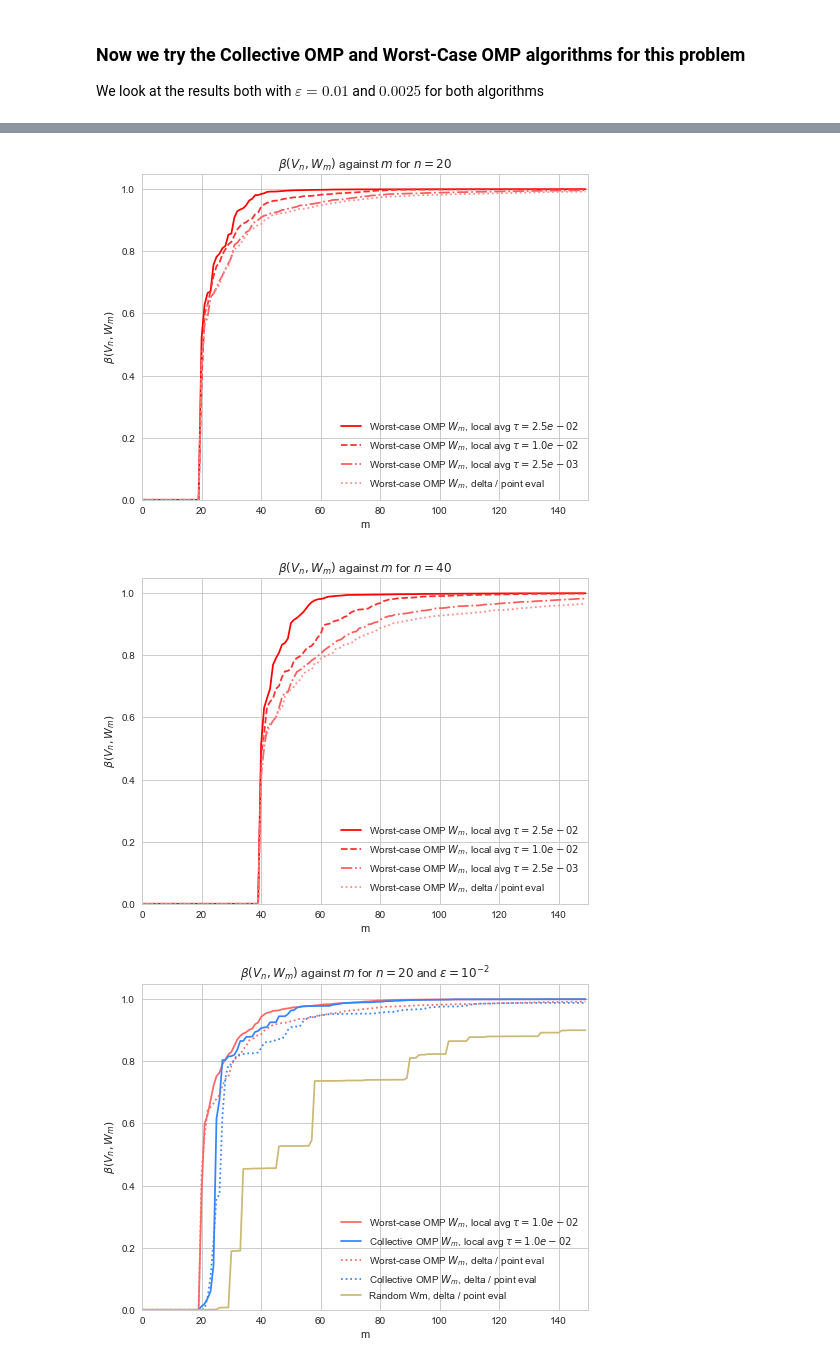
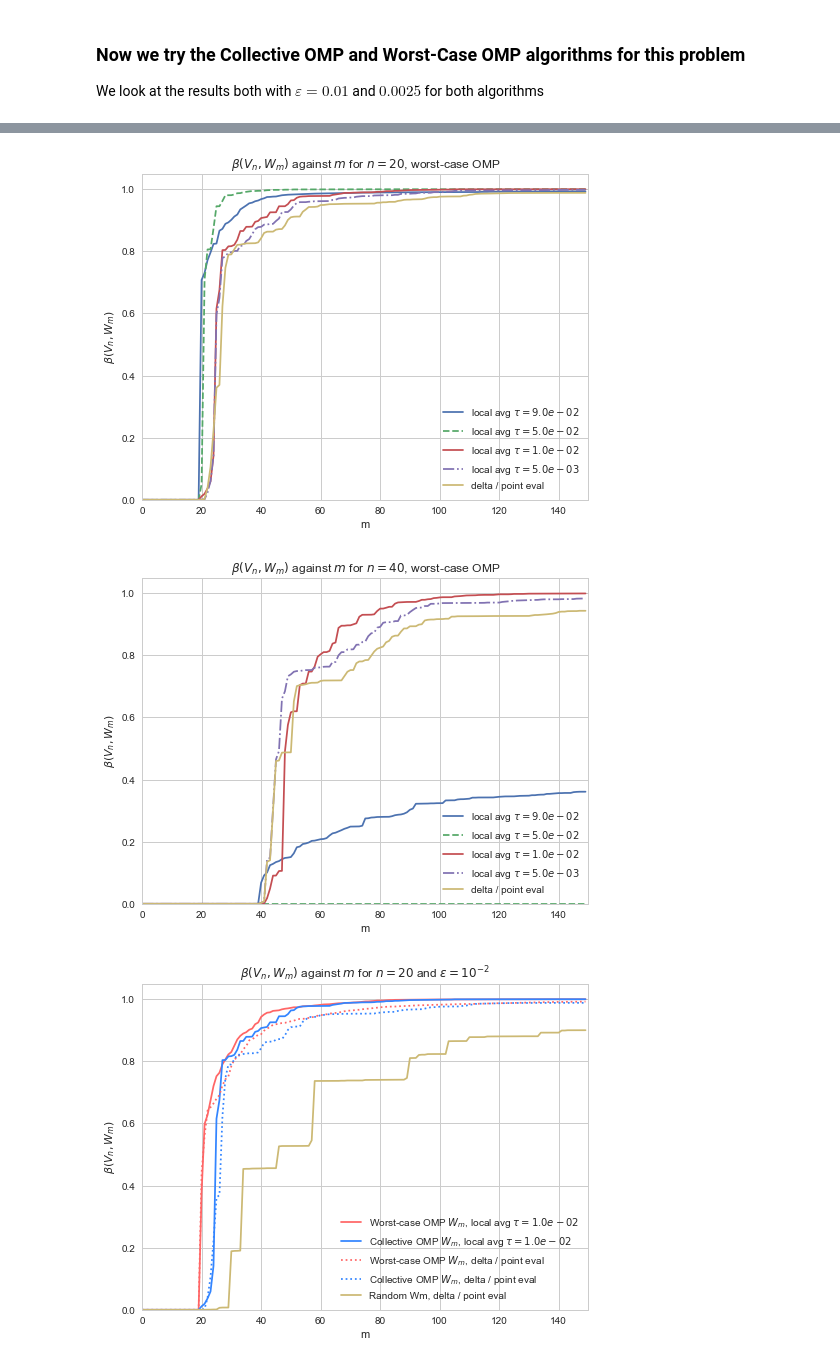
Before and after one commit to james-nichols/pyApproxTools, a Jupyter notebook: notebooks/omp/03_omp_local_avg.ipynb, the cells around one changed output, grey strips where cells are left out. Saved outputs shown, nothing was run; the diff lists cells and outputs as text; code cells hidden in the pictures.

```diff
--- a/notebooks/omp/03_omp_local_avg.ipynb
+++ b/notebooks/omp/03_omp_local_avg.ipynb
@@ -145,10 +121,14 @@ plt.show()
 We look at the results both with $\varepsilon=0.01$ and $0.0025$ for both algorithms
 # %%
 N = 1e3
-eps_1 = 0.025
-eps_2 = 0.01
-eps_3 = 0.0025
-dictionaries = [pat.make_unif_dictionary(N), pat.make_unif_avg_dictionary(N, eps_1),\
+
+eps_0 = 0.09
+eps_1 = 0.05
+eps_1 = 0.01
+eps_3 = 0.005
+
+dictionaries = [pat.make_unif_dictionary(N), pat.make_unif_avg_dictionary(N, eps_0),\
+                pat.make_unif_avg_dictionary(N, eps_1),\
                 pat.make_unif_avg_dictionary(N, eps_2), pat.make_unif_avg_dictionary(N, eps_3)]
 
 ns = [20,40]
@@ -223,46 +203,48 @@ for j, n in enumerate(ns):
         BP_rand = BP_rand_l.subspace(Wm_indices=slice(0,i))
         bs_rand[j, i] = BP_rand.beta()
 # %%
-dict_label = [r'delta / point eval', r'local avg $\tau={{{0:0.1e}}}$'.format(eps_1), \
+dict_label = [r'delta / point eval', r'local avg $\tau={{{0:0.1e}}}$'.format(eps_0), \
+              r'local avg $\tau={{{0:0.1e}}}$'.format(eps_1), \
               r'local avg $\tau={{{0:0.1e}}}$'.format(eps_2), \
               r'local avg $\tau={{{0:0.1e}}}$'.format(eps_3)]
 
-line_style = ['-', '--', '-.', ':']
+line_style = ['-', '--', '-', '-.', '-', ':']
 
 sns.set_palette("deep")
 cp = sns.color_palette()
-sns.set_palette(sns.light_palette("red", reverse=True))
+#sns.set_palette(sns.light_palette("red", reverse=True))
+sns.set_palette("deep")
 
 sns.set_style('whitegrid')
 
 fig = plt.figure(figsize=(8, 6))
-ax = fig.add_subplot(1, 1, 1, title=r'$\beta(V_n, W_m)$ against $m$ for $n=20$')
+ax = fig.add_subplot(1, 1, 1, title=r'$\beta(V_n, W_m)$ against $m$ for $n=20$, worst-case OMP')
 
 for k, dictionary in enumerate(dictionaries[1:]):
-    plt.plot(range(m), bs_wcomp[0, :, k+1], line_style[k], label=r'Worst-case OMP $W_m$, {0}'.format(dict_label[k+1]))
-plt.plot(range(m), bs_wcomp[0, :, 0], line_style[-1], label=r'Worst-case OMP $W_m$, {0}'.format(dict_label[0]))
+    plt.plot(range(m), bs_wcomp[0, :, k+1], line_style[k], label=r'{0}'.format(dict_label[k+1]))
+plt.plot(range(m), bs_wcomp[0, :, 0], line_style[-1], label=r'{0}'.format(dict_label[0]))
 #plt.plot(range(m), bs_rand[0, :], '-.', label=r'Random Wm'.format(n), color=cp[4])
 
 ax.set(xlabel='m', ylabel=r'$\beta(V_n, W_m)$', xlim=[0,150], ylim=[0.,1.05])
 plt.legend(loc=4)
 plt.savefig('WCOMPAvgVsDelta_20.pdf')
 plt.show()
 
 fig = plt.figure(figsize=(8, 6))
-ax = fig.add_subplot(1, 1, 1, title=r'$\beta(V_n, W_m)$ against $m$ for $n=40$')
+ax = fig.add_subplot(1, 1, 1, title=r'$\beta(V_n, W_m)$ against $m$ for $n=40$, worst-case OMP')
 
 for k, dictionary in enumerate(dictionaries[1:]):
-    plt.plot(range(m), bs_wcomp[1, :, k+1], line_style[k], label=r'Worst-case OMP $W_m$, {0}'.format(dict_label[k+1]))
-plt.plot(range(m), bs_wcomp[1, :, 0], line_style[-1], label=r'Worst-case OMP $W_m$, {0}'.format(dict_label[0]))
+    plt.plot(range(m), bs_wcomp[1, :, k+1], line_style[k], label=r'{0}'.format(dict_label[k+1]))
+plt.plot(range(m), bs_wcomp[1, :, 0], line_style[-1], label=r'{0}'.format(dict_label[0]))
 #plt.plot(range(m), bs_rand[1, :], '-.', label=r'Random Wm'.format(n), color=cp[4])
 
 ax.set(xlabel='m', ylabel=r'$\beta(V_n, W_m)$', xlim=[0,150], ylim=[0.,1.05])
 plt.legend(loc=4)
 plt.savefig('WCOMPAvgVsDelta_40.pdf')
 plt.show()
 # %% [output]
-[figure, old version]
+[figure, new version]
-[figure, old version]
+[figure, new version]
 # %%
 line_style = ['-', '--', '-.', ':']
 
```
Also changed, not shown: parts of 4 cells of this notebook, 1 other file.
